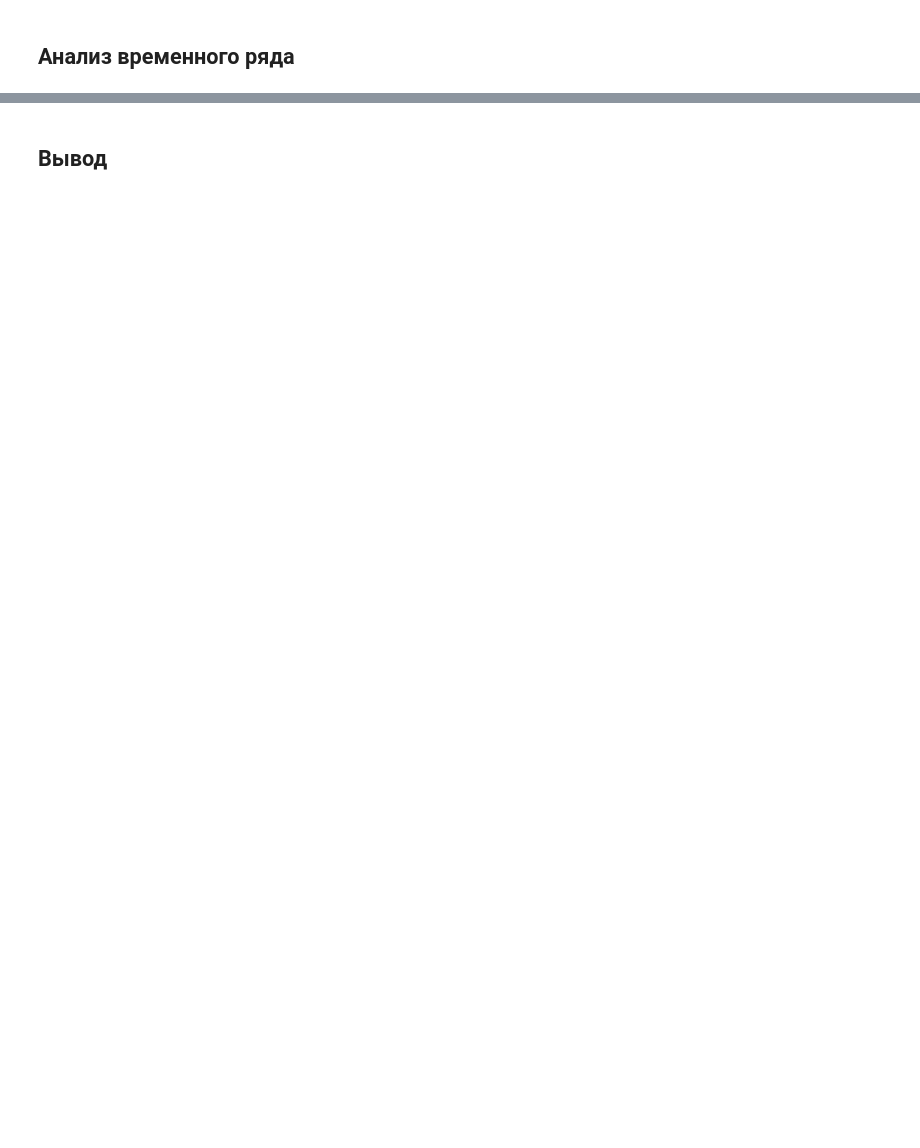
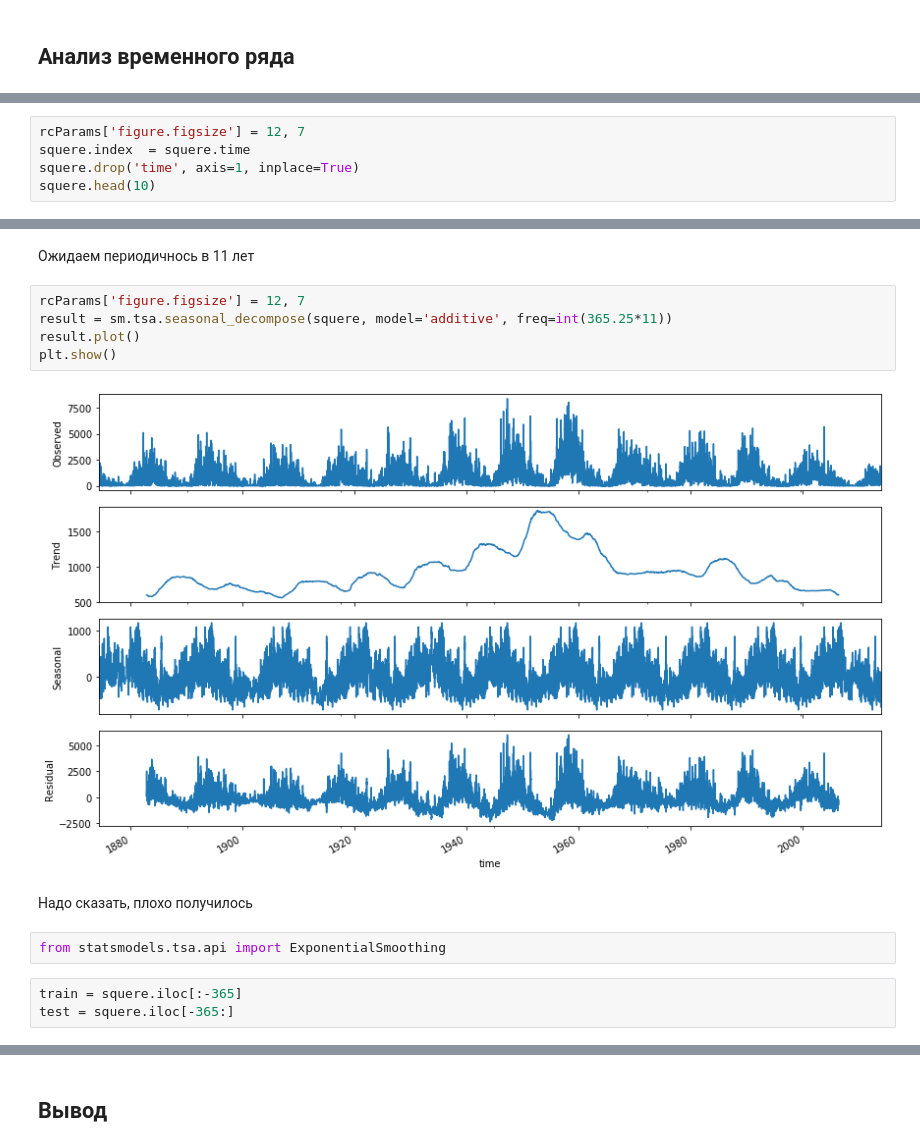
Before and after one commit to LevKats/SphereDataMining, a Jupyter notebook: katsHW3.ipynb, the cells around one changed output, grey strips where cells are left out. Saved outputs shown, nothing was run; the diff lists cells and outputs as text; blank space fills up the shorter version.

Commit message:
time series

```diff
--- a/katsHW3.ipynb
+++ b/katsHW3.ipynb
@@ -226,0 +248,5 @@ Ttest_indResult(statistic=-13.340963575086779, pvalue=2.951137969197117e-40)
+# %%
+rcParams['figure.figsize'] = 12, 7
+squere.index  = squere.time
+squere.drop('time', axis=1, inplace=True)
+squere.head(10)
@@ -226,0 +266,16 @@ Ttest_indResult(statistic=-13.340963575086779, pvalue=2.951137969197117e-40)
+# %% [markdown]
+Ожидаем периодичнось в 11 лет
+# %%
+rcParams['figure.figsize'] = 12, 7
+result = sm.tsa.seasonal_decompose(squere, model='additive', freq=int(365.25*11))
+result.plot()
+plt.show()
+# %% [output]
+[figure, added]
+# %% [markdown]
+Надо сказать, плохо получилось
+# %%
+from statsmodels.tsa.api import ExponentialSmoothing
+# %%
+train = squere.iloc[:-365]
+test = squere.iloc[-365:]
```
Also changed, not shown: parts of 34 cells of this notebook.
